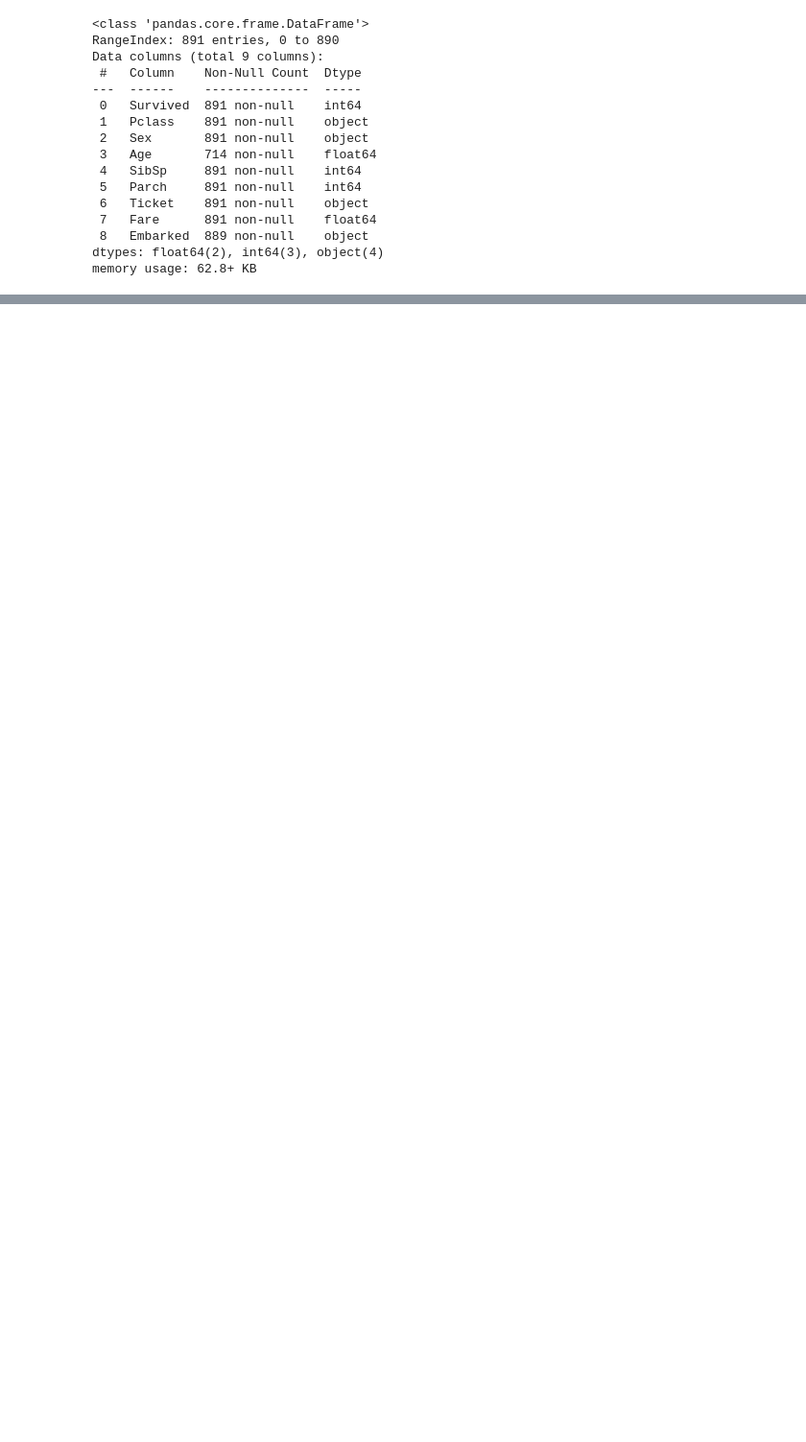
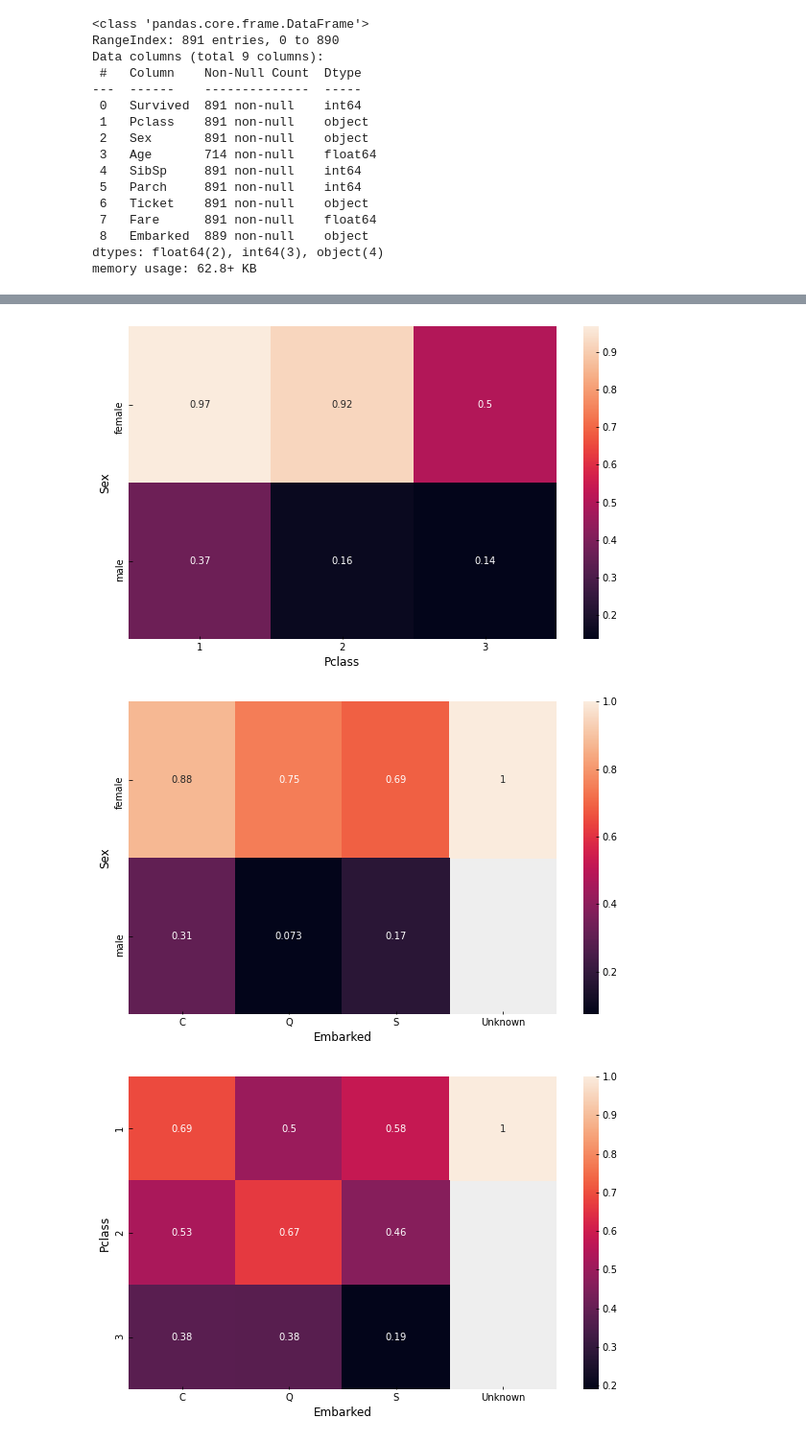
Before and after one commit to IndyD/data-science-tools, a Jupyter notebook: autoEDA/example_notebook.ipynb, the cells around one changed output, grey strips where cells are left out. Shown at 96% size. Drawn from its saved outputs; the diff is of its cells as text; code cells hidden in the pictures; blank space fills up the shorter version.

```diff
--- a/autoEDA/example_notebook.ipynb
+++ b/autoEDA/example_notebook.ipynb
@@ -58,0 +56,8 @@ eda.plot_pca()
+# %%
+### Plotting all scatterplots of heatmaps of pairs of categorical columns vs target
+# optional max_plots argument drops pairs with least correlation/predicitve power to the target
+eda.plot_categorical_heatmaps(max_plots=4, annot=True)
+# %% [output]
+[figure, added]
+[figure, added]
+[figure, added]
```
Also changed, not shown: parts of 17 cells of this notebook, 2 other files.
